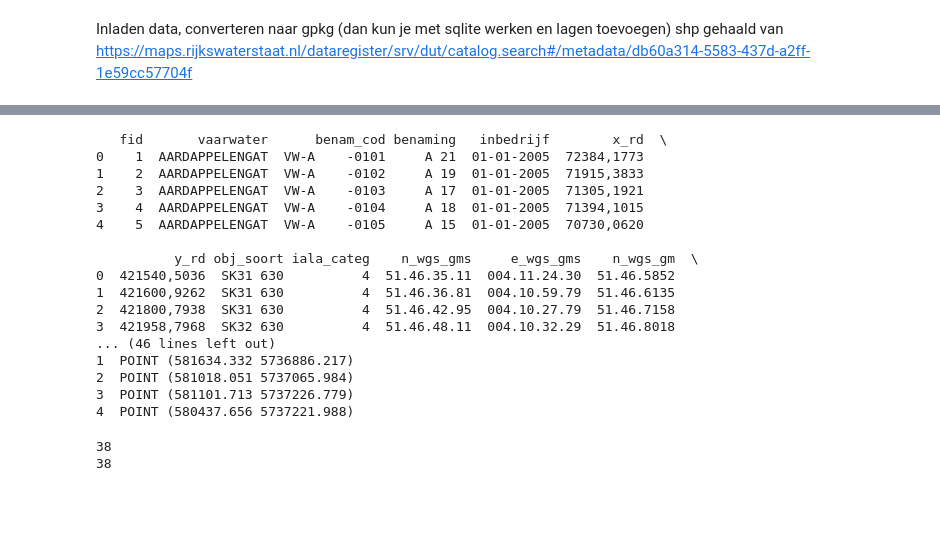
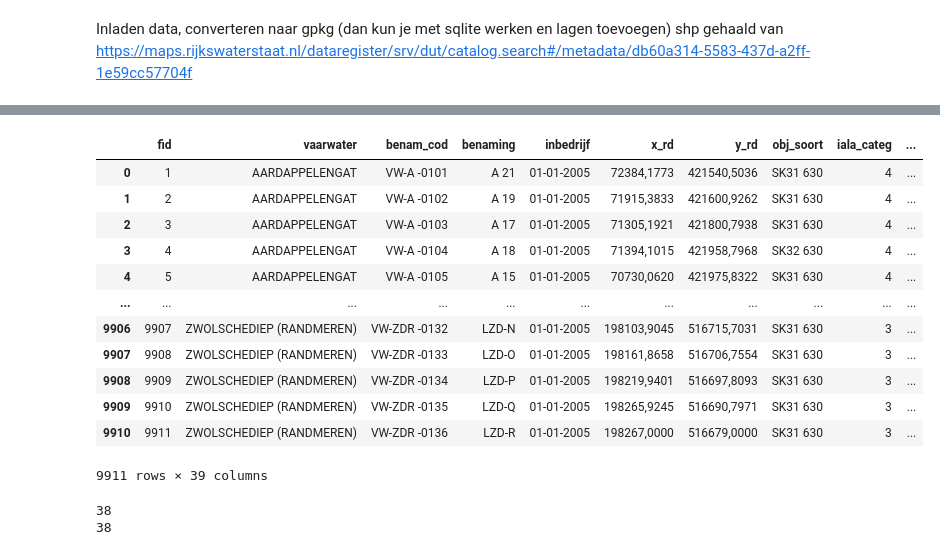
Before and after one commit to ajruben/spatial_project_zeilen, a Jupyter notebook: scripts/voorbereiden_data.ipynb, the cells around one changed output, grey strips where cells are left out. Cells and saved outputs as stored; diff of their text form; code cells hidden in the pictures; blank space fills up the shorter version.

Commit message:
crs fix + duplicate data fix

```diff
--- a/scripts/voorbereiden_data.ipynb
+++ b/scripts/voorbereiden_data.ipynb
@@ -49,7 +49,7 @@ class ShapefileConverter:
                         raise RuntimeError(f"Failed to open shapefile: {input_shapefile}")
 
                     options = gdal.VectorTranslateOptions(
-                        format='GPKG', accessMode='append', srcSRS='EPSG:28992', dstSRS='EPSG:28992',
+                        format='GPKG', accessMode='append', srcSRS='EPSG:25831', dstSRS='EPSG:28992',
                         addFields=True
                     )
 
@@ -75,7 +75,7 @@ if __name__ == "__main__":
         r"..\data\vaarweg_markering_drijvend_detail\vaarweg_markering_drijvend_detailPoint.shp",
         r"..\data\vaarweg_markering_vast_detail\vaarweg_markering_vast_detailPoint.shp"
     ]
-    output_geopackage = r"..\data\converted_datav1.gpkg"
+    output_geopackage = r"..\data\converted_datav2.gpkg"
 
     # Initialize logger and converter
     logger = Logger()
@@ -117,6 +117,8 @@ def load(gpkg_path, layername):
     - gdf (GeoDataFrame): The loaded layer as a GeoDataFrame.
     """
     t1 = time.time()
+    gdf = None
+    df = None
     datasource = None
     try:
         # Connect to the GeoPackage datasource
@@ -138,7 +140,7 @@ def load(gpkg_path, layername):
         logger.info("Loaded OGR Arrow stream")
 
         schema = arrow_stream.schema  # Retrieve schema
-        logger.debug(f"Schema retrieved: {schema}")
+        logger.info(f"Schema retrieved: {schema}")
 
         # Extract field names from the schema
         fields = [field for field in schema]
@@ -147,7 +149,7 @@ def load(gpkg_path, layername):
 
         # Define schema_object using field names
         schema_object = pa.schema([schema.field(i) for i in range(schema.num_fields)])
-        logger.debug(f"Schema object defined: {schema_object}")
+        logger.info(f"Schema object defined: {schema_object}")
 
         # Create table from batches
         batches = []
@@ -178,7 +180,8 @@ def load(gpkg_path, layername):
 
         # Convert WKB to geometry using GeoPandas
         geometry = from_wkb(df[geometry_column])
-        gdf = gp.GeoDataFrame(df, geometry=geometry)
+        gdf = gp.GeoDataFrame(df, geometry=geometry, crs = "EPSG:28992")
+        gdf = gdf.drop(columns=["geom"]) #mistake somewhere
         logger.info("Converted DataFrame to GeoDataFrame")
 
         t2 = time.time()
@@ -198,9 +201,10 @@ def load(gpkg_path, layername):
 # Example Usage
 if __name__ == "__main__":
 
-    gpkg_path = r'..\data\converted_data.gpkg'  # Update with your actual path
+    gpkg_path = r'..\data\converted_datav2.gpkg'  # Update with your actual path
     layer_name = 'vaarweg_markering_drijvend_detailPoint'  # Replace with your actual layer name
 
     gdf = load(gpkg_path, layer_name)
-    print(gdf.head())  # Display first few rows for verification
+    #print(gdf.head())  # Display first few rows for verification
+gdf
 # %% [output]
@@ -215,20 +228,16 @@ if __name__ == "__main__":
+|  | fid | vaarwater | benam_cod | benaming | inbedrijf | x_rd | y_rd | obj_soort | iala_categ | ... |
+| 0 | 1 | AARDAPPELENGAT | VW-A -0101 | A 21 | 01-01-2005 | 72384,1773 | 421540,5036 | SK31 630 | 4 | ... |
+| 1 | 2 | AARDAPPELENGAT | VW-A -0102 | A 19 | 01-01-2005 | 71915,3833 | 421600,9262 | SK31 630 | 4 | ... |
+| 2 | 3 | AARDAPPELENGAT | VW-A -0103 | A 17 | 01-01-2005 | 71305,1921 | 421800,7938 | SK31 630 | 4 | ... |
+| 3 | 4 | AARDAPPELENGAT | VW-A -0104 | A 18 | 01-01-2005 | 71394,1015 | 421958,7968 | SK32 630 | 4 | ... |
+| 4 | 5 | AARDAPPELENGAT | VW-A -0105 | A 15 | 01-01-2005 | 70730,0620 | 421975,8322 | SK31 630 | 4 | ... |
+| ... | ... | ... | ... | ... | ... | ... | ... | ... | ... | ... |
+| 9906 | 9907 | ZWOLSCHEDIEP (RANDMEREN) | VW-ZDR -0132 | LZD-N | 01-01-2005 | 198103,9045 | 516715,7031 | SK31 630 | 3 | ... |
+| 9907 | 9908 | ZWOLSCHEDIEP (RANDMEREN) | VW-ZDR -0133 | LZD-O | 01-01-2005 | 198161,8658 | 516706,7554 | SK31 630 | 3 | ... |
+| 9908 | 9909 | ZWOLSCHEDIEP (RANDMEREN) | VW-ZDR -0134 | LZD-P | 01-01-2005 | 198219,9401 | 516697,8093 | SK31 630 | 3 | ... |
+| 9909 | 9910 | ZWOLSCHEDIEP (RANDMEREN) | VW-ZDR -0135 | LZD-Q | 01-01-2005 | 198265,9245 | 516690,7971 | SK31 630 | 3 | ... |
+| 9910 | 9911 | ZWOLSCHEDIEP (RANDMEREN) | VW-ZDR -0136 | LZD-R | 01-01-2005 | 198267,0000 | 516679,0000 | SK31 630 | 3 | ... |
-   fid       vaarwater      benam_cod benaming   inbedrijf        x_rd  \
-0    1  AARDAPPELENGAT  VW-A    -0101     A 21  01-01-2005  72384,1773
-1    2  AARDAPPELENGAT  VW-A    -0102     A 19  01-01-2005  71915,3833
-2    3  AARDAPPELENGAT  VW-A    -0103     A 17  01-01-2005  71305,1921
-3    4  AARDAPPELENGAT  VW-A    -0104     A 18  01-01-2005  71394,1015
-4    5  AARDAPPELENGAT  VW-A    -0105     A 15  01-01-2005  70730,0620
-
-          y_rd obj_soort iala_categ    n_wgs_gms     e_wgs_gms    n_wgs_gm  \
-0  421540,5036  SK31 630          4  51.46.35.11  004.11.24.30  51.46.5852
-1  421600,9262  SK31 630          4  51.46.36.81  004.10.59.79  51.46.6135
-2  421800,7938  SK31 630          4  51.46.42.95  004.10.27.79  51.46.7158
-3  421958,7968  SK32 630          4  51.46.48.11  004.10.32.29  51.46.8018
-... (46 lines left out)
-1  POINT (581634.332 5736886.217)
-2  POINT (581018.051 5737065.984)
-3  POINT (581101.713 5737226.779)
-4  POINT (580437.656 5737221.988)
+9911 rows × 39 columns
 # %%
 #foutgevoelig, met het oog uit pdf gehaald en bekeken in Qgis
 #aanwezigheid en locatie boei is in Qgis gecheckt.
```
Also changed, not shown: parts of 4 cells of this notebook, 3 other files.
